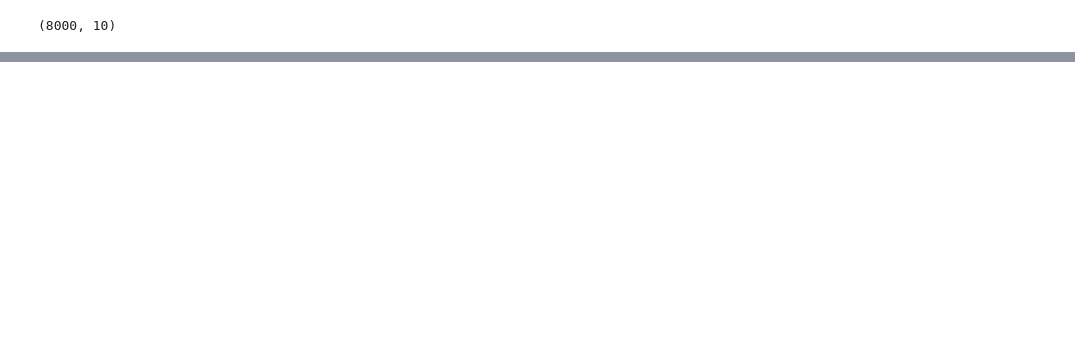
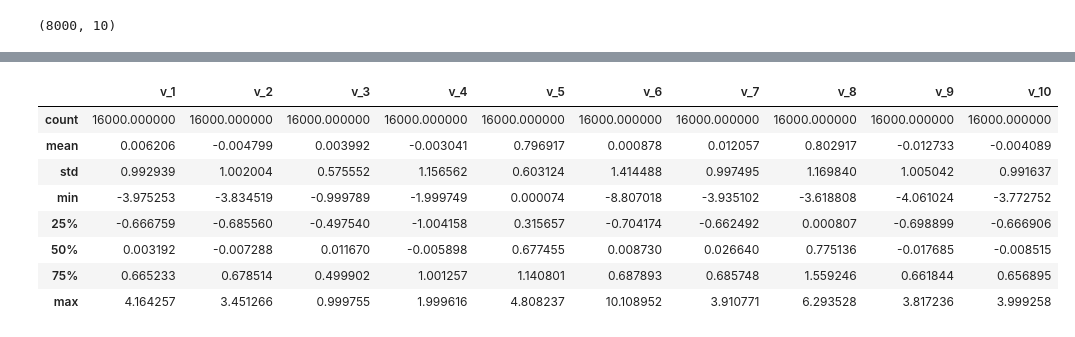
Before and after one commit to abss123/stat_254_solutions, a Jupyter notebook: Lab 2/linear_regression_practice.ipynb, the cells around one changed output, grey strips where cells are left out. Drawn from its saved outputs; the diff is of its cells as text; code cells hidden in the pictures; blank space fills up the shorter version.

```diff
--- a/Lab 2/linear_regression_practice.ipynb
+++ b/Lab 2/linear_regression_practice.ipynb
@@ -7,6 +7,7 @@ import seaborn as sns
 # %%
 X_train = np.load("X_train.npy")
 y_train = np.load("y_train.npy")
+X_test = np.load("X_test.npy")
 # %%
 X_train.shape
 # %% [output]
@@ -20,0 +94,12 @@ sns.heatmap(corr)
+# %%
+X_test_df.describe()
+# %% [output]
+|  | v_1 | v_2 | v_3 | v_4 | v_5 | v_6 | v_7 | v_8 | v_9 | v_10 |
+| count | 16000.000000 | 16000.000000 | 16000.000000 | 16000.000000 | 16000.000000 | 16000.000000 | 16000.000000 | 16000.000000 | 16000.000000 | 16000.000000 |
+| mean | 0.006206 | -0.004799 | 0.003992 | -0.003041 | 0.796917 | 0.000878 | 0.012057 | 0.802917 | -0.012733 | -0.004089 |
+| std | 0.992939 | 1.002004 | 0.575552 | 1.156562 | 0.603124 | 1.414488 | 0.997495 | 1.169840 | 1.005042 | 0.991637 |
+| min | -3.975253 | -3.834519 | -0.999789 | -1.999749 | 0.000074 | -8.807018 | -3.935102 | -3.618808 | -4.061024 | -3.772752 |
+| 25% | -0.666759 | -0.685560 | -0.497540 | -1.004158 | 0.315657 | -0.704174 | -0.662492 | 0.000807 | -0.698899 | -0.666906 |
+| 50% | 0.003192 | -0.007288 | 0.011670 | -0.005898 | 0.677455 | 0.008730 | 0.026640 | 0.775136 | -0.017685 | -0.008515 |
+| 75% | 0.665233 | 0.678514 | 0.499902 | 1.001257 | 1.140801 | 0.687893 | 0.685748 | 1.559246 | 0.661844 | 0.656895 |
+| max | 4.164257 | 3.451266 | 0.999755 | 1.999616 | 4.808237 | 10.108952 | 3.910771 | 6.293528 | 3.817236 | 3.999258 |
```
Also changed, not shown: parts of 26 cells of this notebook.
